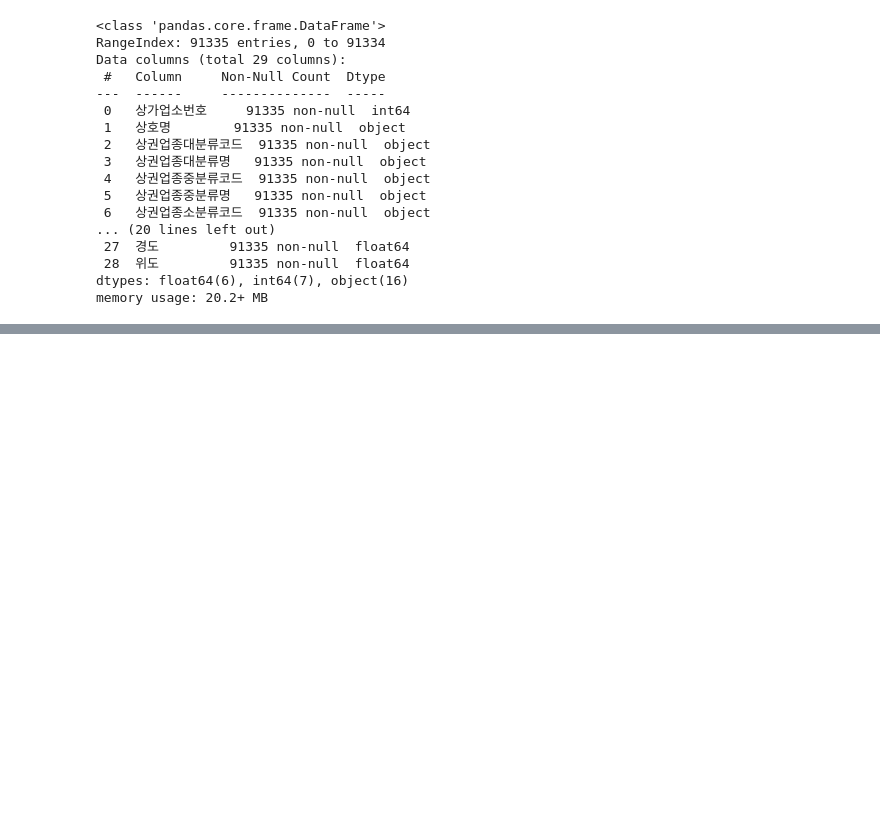
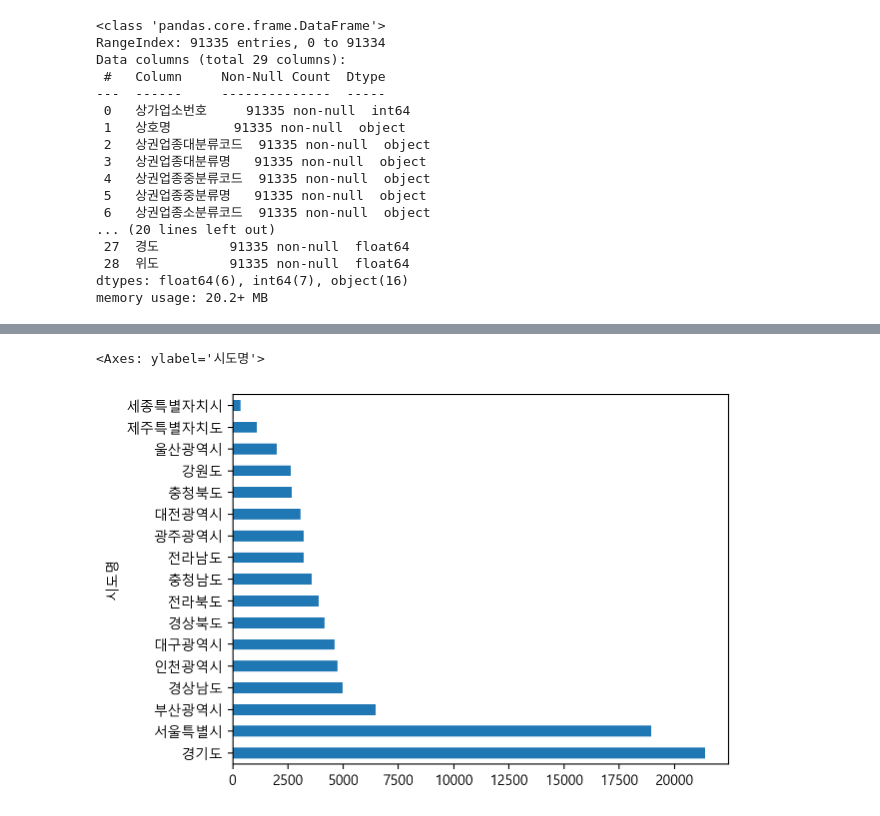
Before and after one commit to sangeun99/data-science-boostcourse, a Jupyter notebook: lecture-note/05.open-data-analysis.ipynb, the cells around one changed output, grey strips where cells are left out. Saved outputs shown, nothing was run; the diff lists cells and outputs as text; code cells hidden in the pictures; blank space fills up the shorter version.

```diff
--- a/lecture-note/05.open-data-analysis.ipynb
+++ b/lecture-note/05.open-data-analysis.ipynb
@@ -254,0 +391,3 @@ memory usage: 20.2+ MB
+# %%
+city = df["시도명"].value_counts()
+city
@@ -254,0 +437,5 @@ memory usage: 20.2+ MB
+# %%
+city.plot.barh()
+# %% [output]
+<Axes: ylabel='시도명'>
+[figure, added]
```
Also changed, not shown: parts of 45 cells of this notebook.
